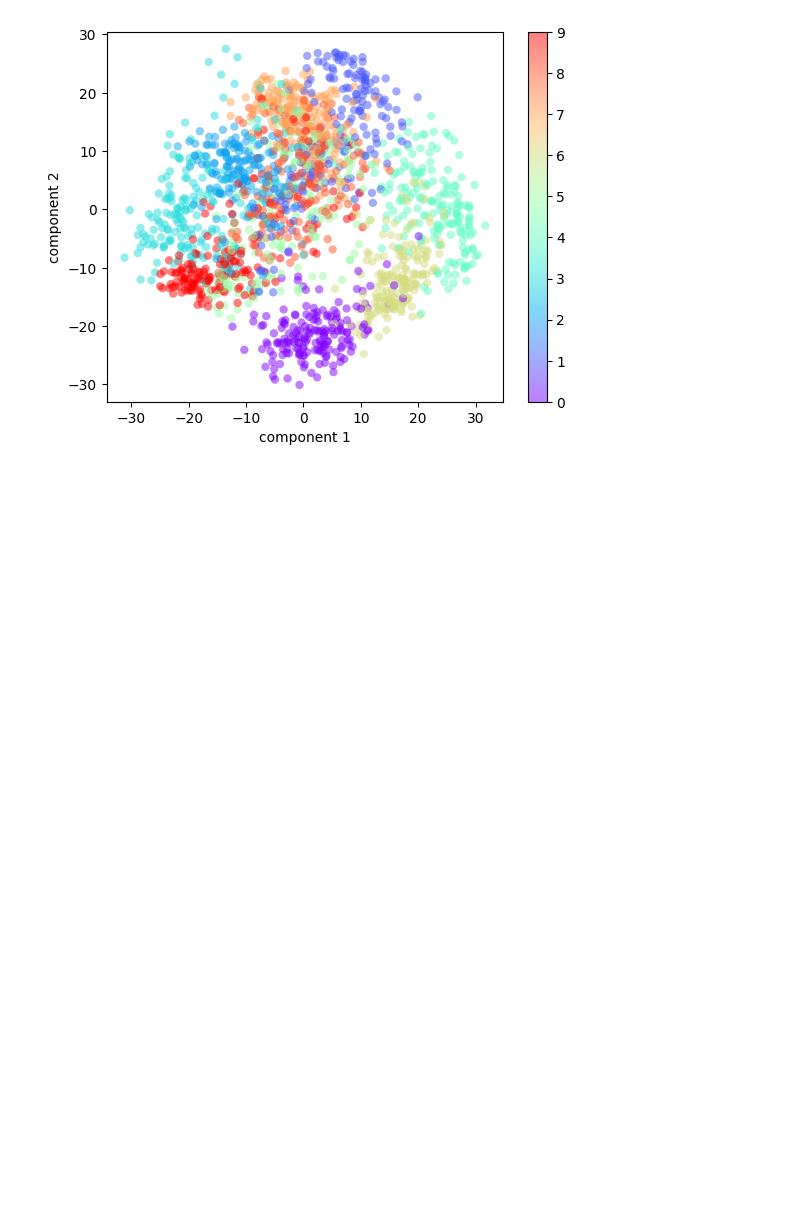
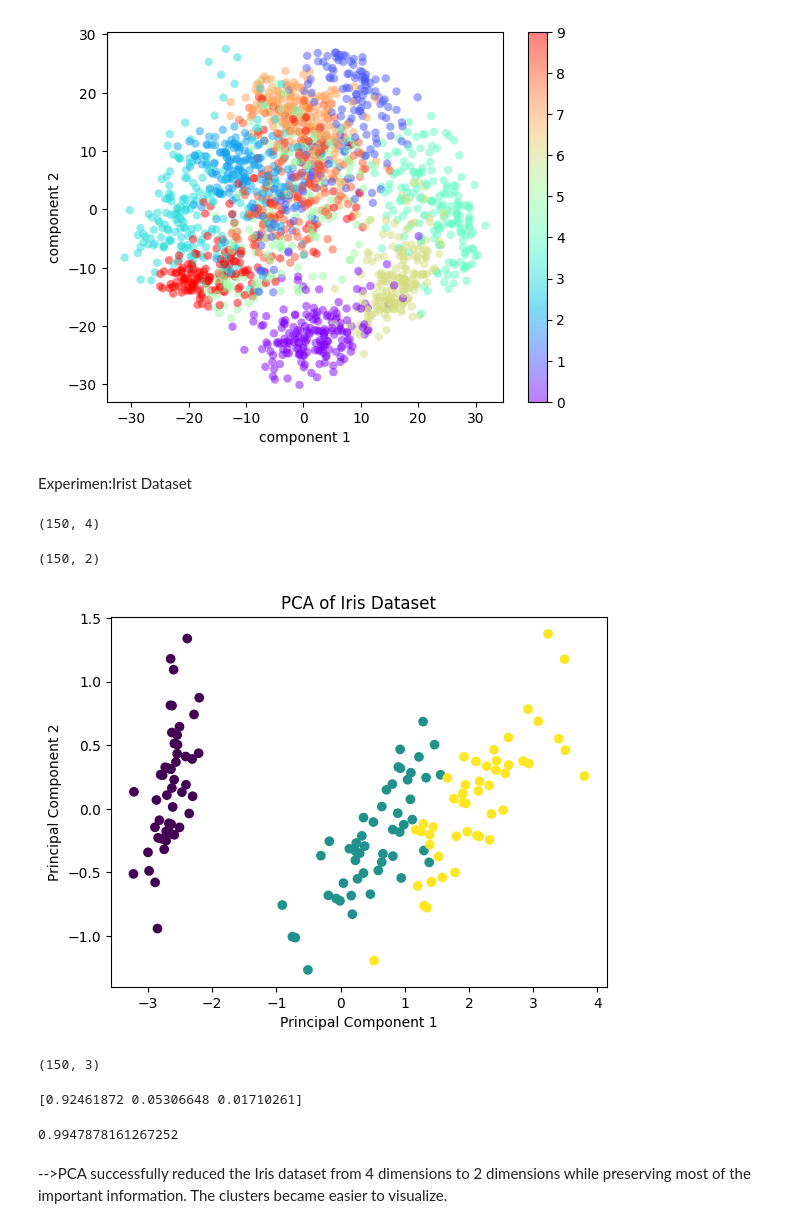
Before and after one commit to FATIMAOZEIR/AAI614_OZEIR, a Jupyter notebook: Week 6/Notebook6.5.ipynb, the cells around one changed output. Drawn from its saved outputs; the diff is of its cells as text; code cells hidden in the pictures; blank space fills up the shorter version.

```diff
--- a/Week 6/Notebook6.5.ipynb
+++ b/Week 6/Notebook6.5.ipynb
@@ -95,3 +95,60 @@ plt.ylabel('component 2')
 plt.colorbar();
 # %% [output]
 [figure]
+# %% [markdown]
+Experimen:Irist Dataset
+# %%
+from sklearn.datasets import load_iris
+import matplotlib.pyplot as plt
+
+iris = load_iris()
+
+X = iris.data
+y = iris.target
+
+print(X.shape)
+# %% [output]
+(150, 4)
+# %%
+from sklearn.decomposition import PCA
+
+pca = PCA(n_components=2)
+
+X_pca = pca.fit_transform(X)
+
+print(X_pca.shape)
+# %% [output]
+(150, 2)
+# %%
+plt.scatter(
+    X_pca[:,0],
+    X_pca[:,1],
+    c=y
+)
+
+plt.xlabel("Principal Component 1")
+plt.ylabel("Principal Component 2")
+plt.title("PCA of Iris Dataset")
+plt.show()
+# %% [output]
+[figure, added]
+# %%
+pca = PCA(n_components=3)
+
+X_pca = pca.fit_transform(X)
+
+print(X_pca.shape)
+# %% [output]
+(150, 3)
+# %%
+print(pca.explained_variance_ratio_)
+# %% [output]
+[0.92461872 0.05306648 0.01710261]
+# %%
+print(sum(pca.explained_variance_ratio_))
+# %% [output]
+0.9947878161267252
+# %% [markdown]
+-->PCA successfully reduced the Iris dataset from 4 dimensions to 2 dimensions
+while preserving most of the important information. The clusters became easier
+to visualize.
```
